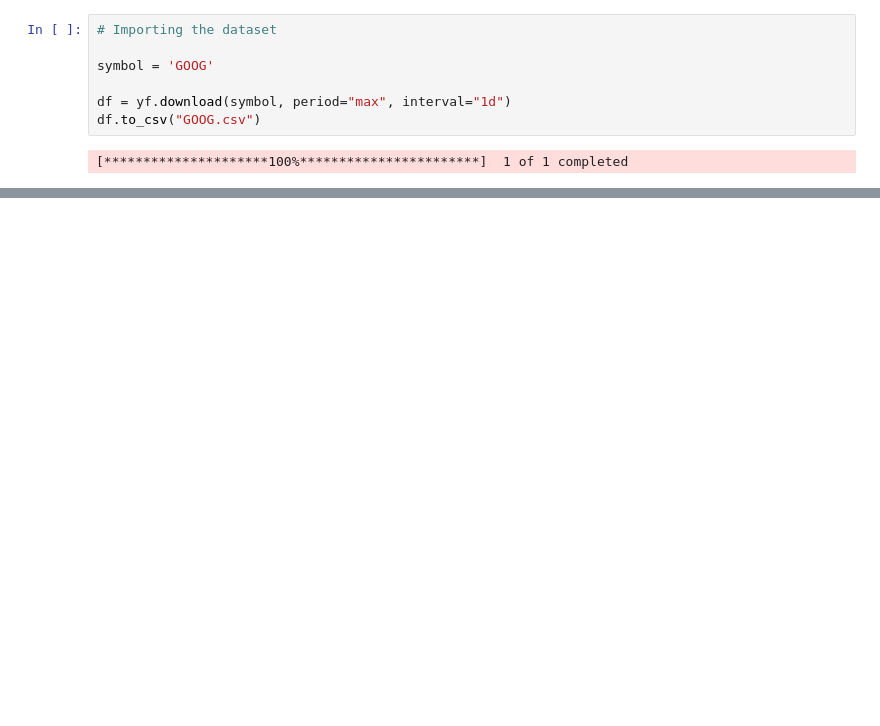
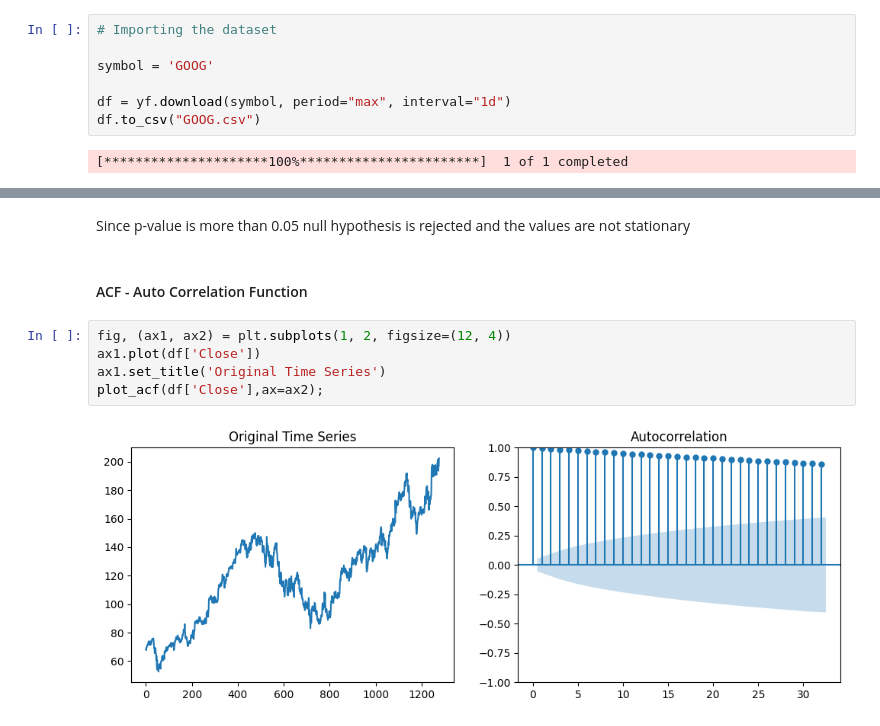
Before and after one commit to KarthikeyanBaskaran/StockPrediction, a Jupyter notebook: Capstone_Microsoft.ipynb, the cells around one changed output, grey strips where cells are left out. Drawn from its saved outputs; the diff is of its cells as text; blank space fills up the shorter version.

```diff
--- a/Capstone_Microsoft.ipynb
+++ b/Capstone_Microsoft.ipynb
@@ -47,0 +102,11 @@ memory usage: 243.2 KB
+# %% [markdown]
+Since p-value is more than 0.05 null hypothesis is rejected and the values are not stationary
+# %% [markdown]
+#### ACF - Auto Correlation Function
+# %%
+fig, (ax1, ax2) = plt.subplots(1, 2, figsize=(12, 4))
+ax1.plot(df['Close'])
+ax1.set_title('Original Time Series')
+plot_acf(df['Close'],ax=ax2);
+# %% [output]
+[figure, added]
```
Also changed, not shown: parts of 33 cells of this notebook.
